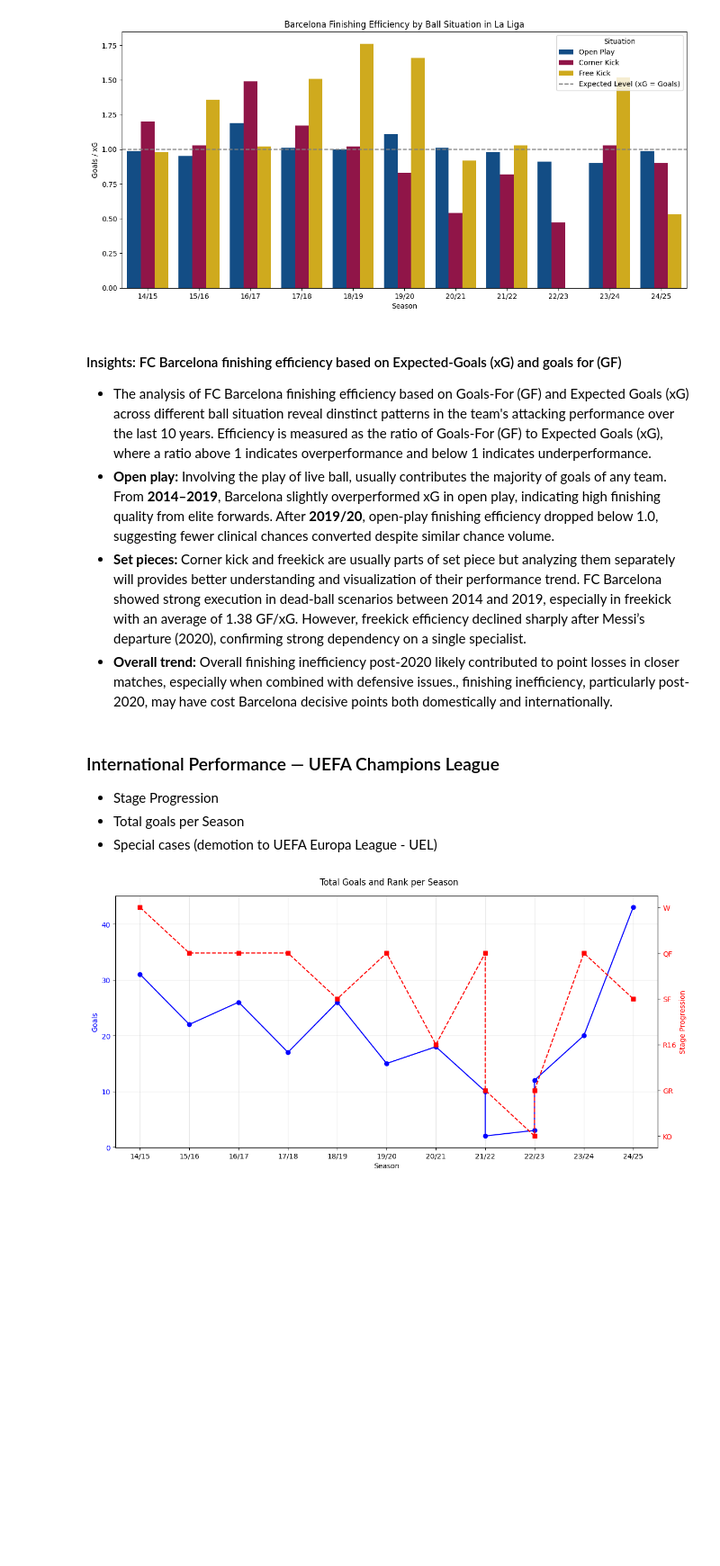
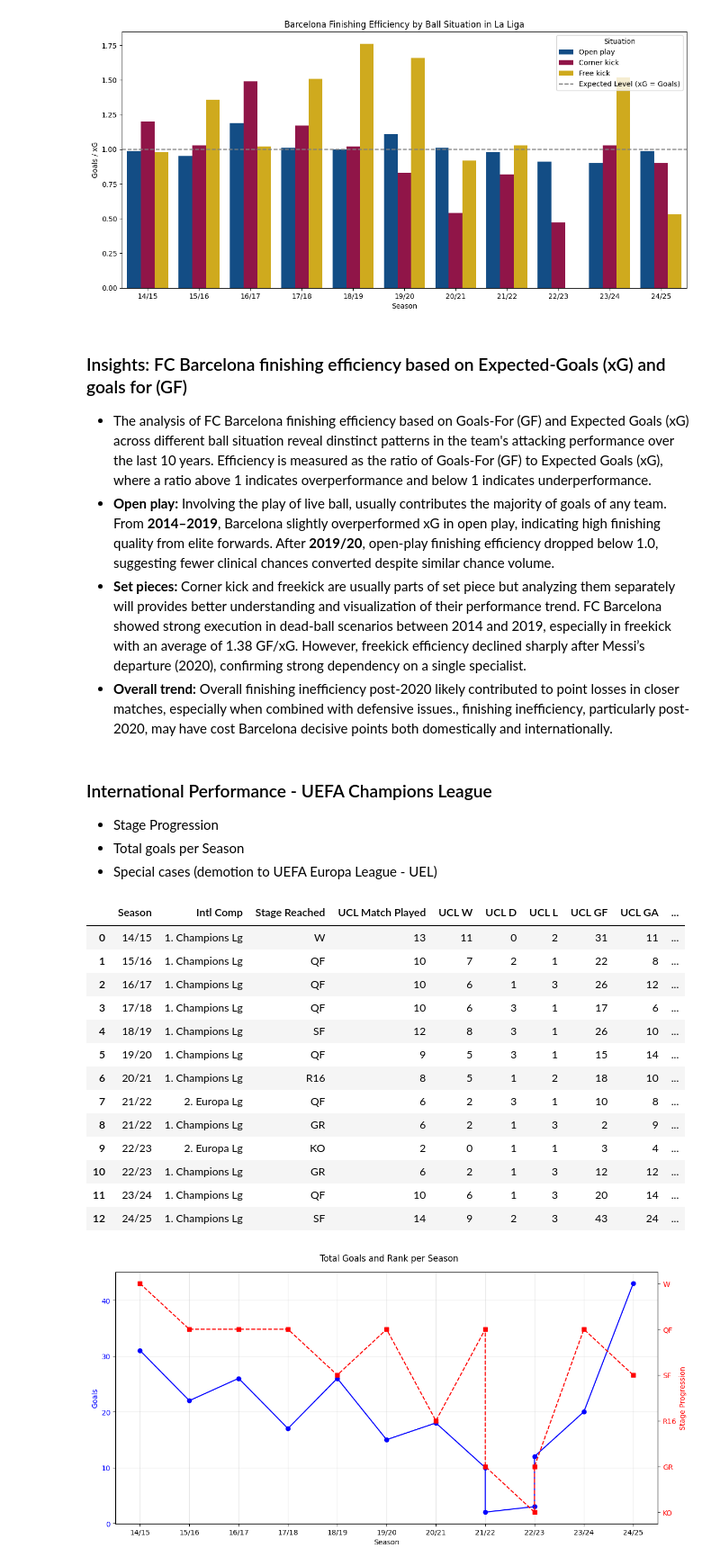
Before and after one commit to linhtran1003/fc-barcelona-performance-analysis, a Jupyter notebook: FCB_performance_analysis.ipynb, the cells around one changed output. Shown: that part at 90% size. Drawn from its saved outputs; the diff is of its cells as text; code cells hidden in the pictures; blank space fills up the shorter version.

```diff
--- a/FCB_performance_analysis.ipynb
+++ b/FCB_performance_analysis.ipynb
@@ -163,16 +182,33 @@ plt.savefig("./outputs/figures/finishing_eff")
 # %% [output]
 [figure]
 # %% [markdown]
-#### Insights: FC Barcelona finishing efficiency based on Expected-Goals (xG) and goals for (GF)
+### Insights: FC Barcelona finishing efficiency based on Expected-Goals (xG) and goals for (GF)
 - The analysis of FC Barcelona finishing efficiency based on Goals-For (GF) and Expected Goals (xG) across different ball situation reveal dinstinct patterns in the team's attacking performance over the last 10 years. Efficiency is measured as the ratio of Goals-For (GF) to Expected Goals (xG), where a ratio above 1 indicates overperformance and below 1 indicates underperformance.
 - **Open play:** Involving the play of live ball, usually contributes the majority of goals of any team. From **2014–2019**, Barcelona slightly overperformed xG in open play, indicating high finishing quality from elite forwards. After **2019/20**, open-play finishing efficiency dropped below 1.0, suggesting fewer clinical chances converted despite similar chance volume.
 - **Set pieces:** Corner kick and freekick are usually parts of set piece but analyzing them separately will provides better understanding and visualization of their performance trend. FC Barcelona showed strong execution in dead-ball scenarios between 2014 and 2019, especially in freekick with an average of 1.38 GF/xG. However, freekick efficiency declined sharply after Messi’s departure (2020), confirming strong dependency on a single specialist.
 - **Overall trend:** Overall finishing inefficiency post-2020 likely contributed to point losses in closer matches, especially when combined with defensive issues., finishing inefficiency, particularly post-2020, may have cost Barcelona decisive points both domestically and internationally.
 # %% [markdown]
-### International Performance — UEFA Champions League
+### International Performance - UEFA Champions League
 - Stage Progression
 - Total goals per Season
 - Special cases (demotion to UEFA Europa League - UEL)
+# %%
+df2
+# %% [output]
+|  | Season | Intl Comp | Stage Reached | UCL Match Played | UCL W | UCL D | UCL L | UCL GF | UCL GA | ... |
+| 0 | 14/15 | 1. Champions Lg | W | 13 | 11 | 0 | 2 | 31 | 11 | ... |
+| 1 | 15/16 | 1. Champions Lg | QF | 10 | 7 | 2 | 1 | 22 | 8 | ... |
+| 2 | 16/17 | 1. Champions Lg | QF | 10 | 6 | 1 | 3 | 26 | 12 | ... |
+| 3 | 17/18 | 1. Champions Lg | QF | 10 | 6 | 3 | 1 | 17 | 6 | ... |
+| 4 | 18/19 | 1. Champions Lg | SF | 12 | 8 | 3 | 1 | 26 | 10 | ... |
+| 5 | 19/20 | 1. Champions Lg | QF | 9 | 5 | 3 | 1 | 15 | 14 | ... |
+| 6 | 20/21 | 1. Champions Lg | R16 | 8 | 5 | 1 | 2 | 18 | 10 | ... |
+| 7 | 21/22 | 2. Europa Lg | QF | 6 | 2 | 3 | 1 | 10 | 8 | ... |
+| 8 | 21/22 | 1. Champions Lg | GR | 6 | 2 | 1 | 3 | 2 | 9 | ... |
+| 9 | 22/23 | 2. Europa Lg | KO | 2 | 0 | 1 | 1 | 3 | 4 | ... |
+| 10 | 22/23 | 1. Champions Lg | GR | 6 | 2 | 1 | 3 | 12 | 12 | ... |
+| 11 | 23/24 | 1. Champions Lg | QF | 10 | 6 | 1 | 3 | 20 | 14 | ... |
+| 12 | 24/25 | 1. Champions Lg | SF | 14 | 9 | 2 | 3 | 43 | 24 | ... |
 # %%
 # stats visualize
 fig, ax1 = plt.subplots(figsize=(12,6))
```
Also changed, not shown: parts of 16 cells of this notebook.
